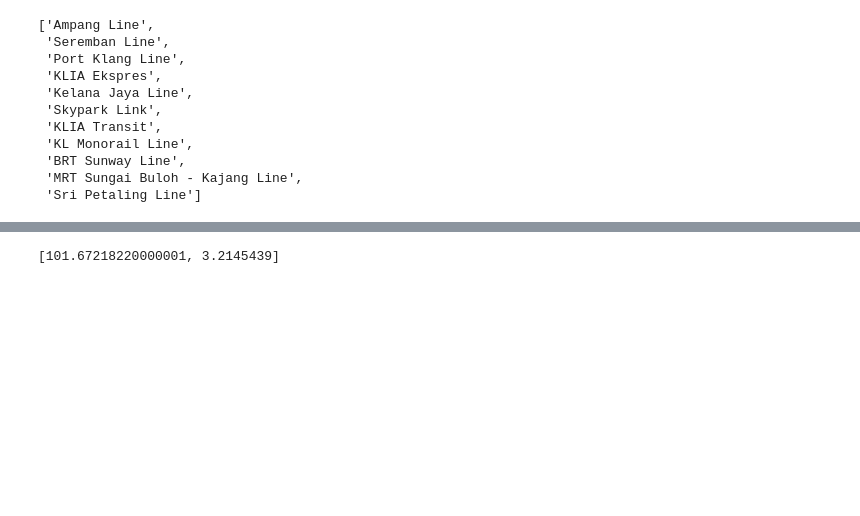
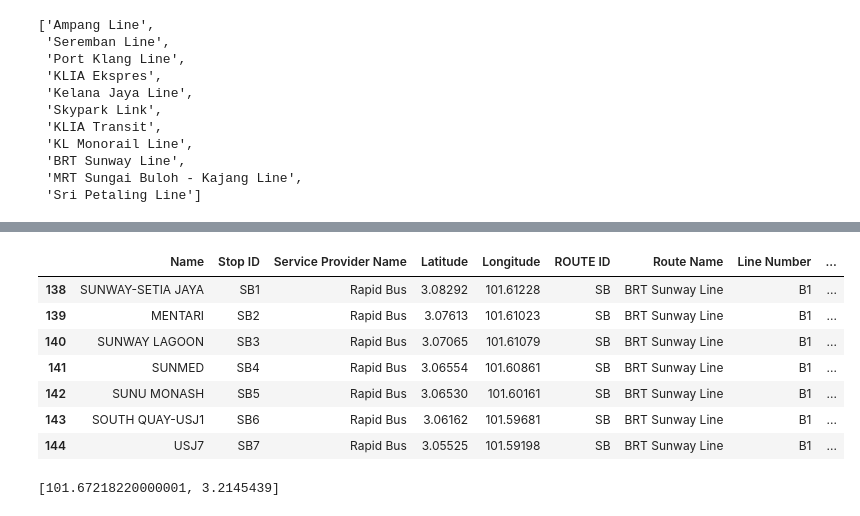
Before and after one commit to nabilersyad/train-stations-isochrones, a Jupyter notebook: map_test.ipynb, the cells around one changed output, grey strips where cells are left out. Cells and saved outputs as stored; diff of their text form; code cells hidden in the pictures; blank space fills up the shorter version.

```diff
--- a/map_test.ipynb
+++ b/map_test.ipynb
@@ -72,17 +52,21 @@ lines_chosen
    #     station['locations'] = [station['Longitude'],station['Latitude']]
     #return station_dict
 # %%
+#Perform isochrone request and generates a new column in the stations dataframe containing isochrone data for that station.
+#this will save the isochrones requested from Open Route Service(ORS)
+#ORS will return the isochrones in geoJSON format
 def isoGeoJsonRetriever(parameters,stations,client):
 
     #ORS isochrones API takes input list of coordinates in field called location. This line creates that column
     stations['locations']  = stations.apply(lambda row: list([row.loc["Longitude"],row.loc["Latitude"]]) , axis = 1)
     iso_list = []
 
-
     for index, row in stations.iterrows():
-        print("Retrieving Isochrone of {} station".format(row.loc['Name']))
+        print("Retrieving Isochrone of {} station".format(stations.loc[index,'Name']))
         parameters['locations'] = [row.loc['locations']]
-        iso_list.append(client.isochrones(**parameters))
+        temp_iso = client.isochrones(**parameters)
+        temp_iso = json.dumps(temp_iso)
+        iso_list.append(temp_iso)
         print("Success")
 
     stations['iso'] = iso_list
@@ -95,10 +79,10 @@ def isoVisualizer(maps,stations, map_icon = ""):
                                 'weight':2,
                                 'fillColor' :'#4ef500' if x['properties']['value']<400 else ('#2100f5' if 400.0<x['properties']['value']<700.0 else '#f50000')}
                                                     #('#6234eb' if x['properties']['value']==600.0 else '#6234eb')
+    stations['locations']  = stations.apply(lambda row: list([row.loc["Longitude"],row.loc["Latitude"]]) , axis = 1)
 
     for index, row in stations.iterrows():
-        row['iso'] = json.dumps(row['iso'])
-        folium.features.GeoJson(row,style_function = style_function).add_to(maps) # Add GeoJson to map
+        folium.features.GeoJson(row['iso'],style_function = style_function).add_to(maps) # Add GeoJson to map
         if map_icon!="":
             folium.map.Marker(list(reversed(row['locations'])), # reverse coords due to weird folium lat/lon syntax
                                 icon=folium.Icon(color='lightgray',
@@ -151,5 +202,7 @@ chosen_data_copy
 # %%
 
 # I should edit the toMap function, if params_iso or client is not passed then just map without calling isochrones from ORS
-for line in lines:
-    maps.append(toMapORS(test_data,lines_chosen,params_iso,clnt))
+selected_lines = lines[0:1]
+
+for line in selected_lines:
+    maps.append(toMapORS(test_data,line,params_iso,clnt))
@@ -156,3 +251,14 @@ for line in lines:
+# %%
+maps[8][1]
+# %% [output]
+|  | Name | Stop ID | Service Provider Name | Latitude | Longitude | ROUTE ID | Route Name | Line Number | ... |
+| 138 | SUNWAY-SETIA JAYA | SB1 | Rapid Bus | 3.08292 | 101.61228 | SB | BRT Sunway Line | B1 | ... |
+| 139 | MENTARI | SB2 | Rapid Bus | 3.07613 | 101.61023 | SB | BRT Sunway Line | B1 | ... |
+| 140 | SUNWAY LAGOON | SB3 | Rapid Bus | 3.07065 | 101.61079 | SB | BRT Sunway Line | B1 | ... |
+| 141 | SUNMED | SB4 | Rapid Bus | 3.06554 | 101.60861 | SB | BRT Sunway Line | B1 | ... |
+| 142 | SUNU MONASH | SB5 | Rapid Bus | 3.06530 | 101.60161 | SB | BRT Sunway Line | B1 | ... |
+| 143 | SOUTH QUAY-USJ1 | SB6 | Rapid Bus | 3.06162 | 101.59681 | SB | BRT Sunway Line | B1 | ... |
+| 144 | USJ7 | SB7 | Rapid Bus | 3.05525 | 101.59198 | SB | BRT Sunway Line | B1 | ... |
 # %%
 location = [data_kl.loc[0]['Longitude'],data_kl.loc[0]['Latitude']]
 # %%
```
Also changed, not shown: parts of 20 cells of this notebook, 4 other files.
